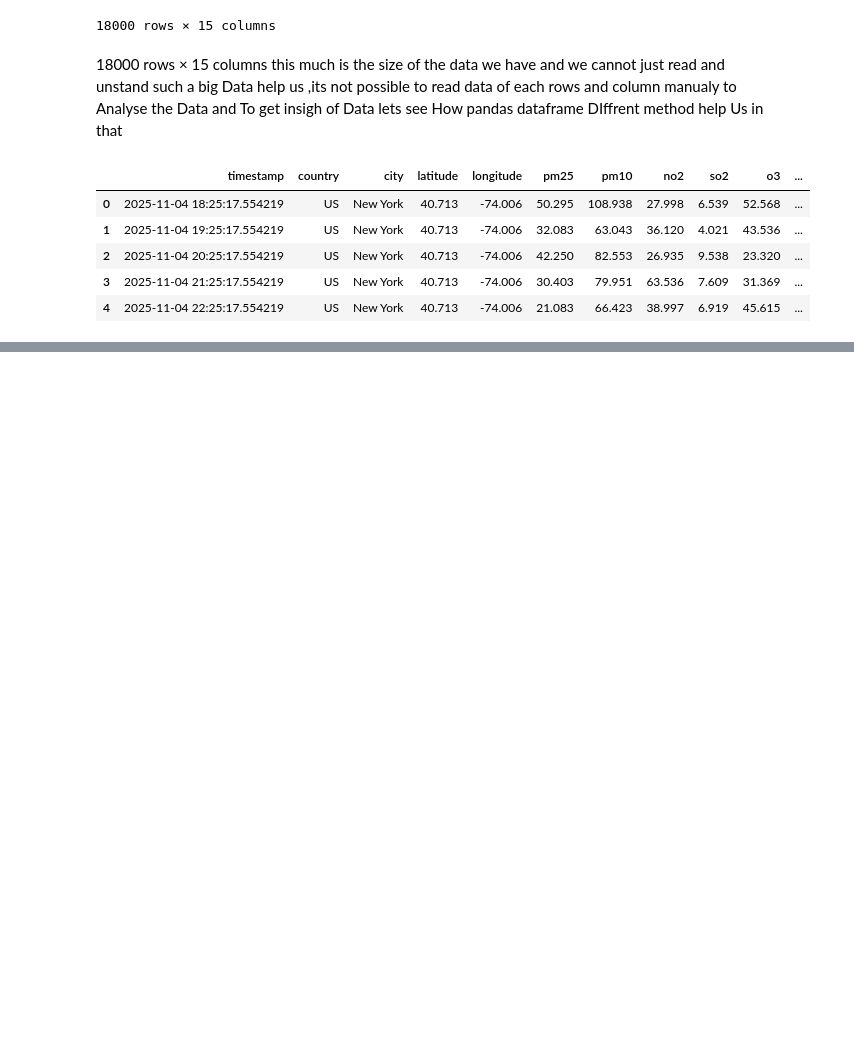
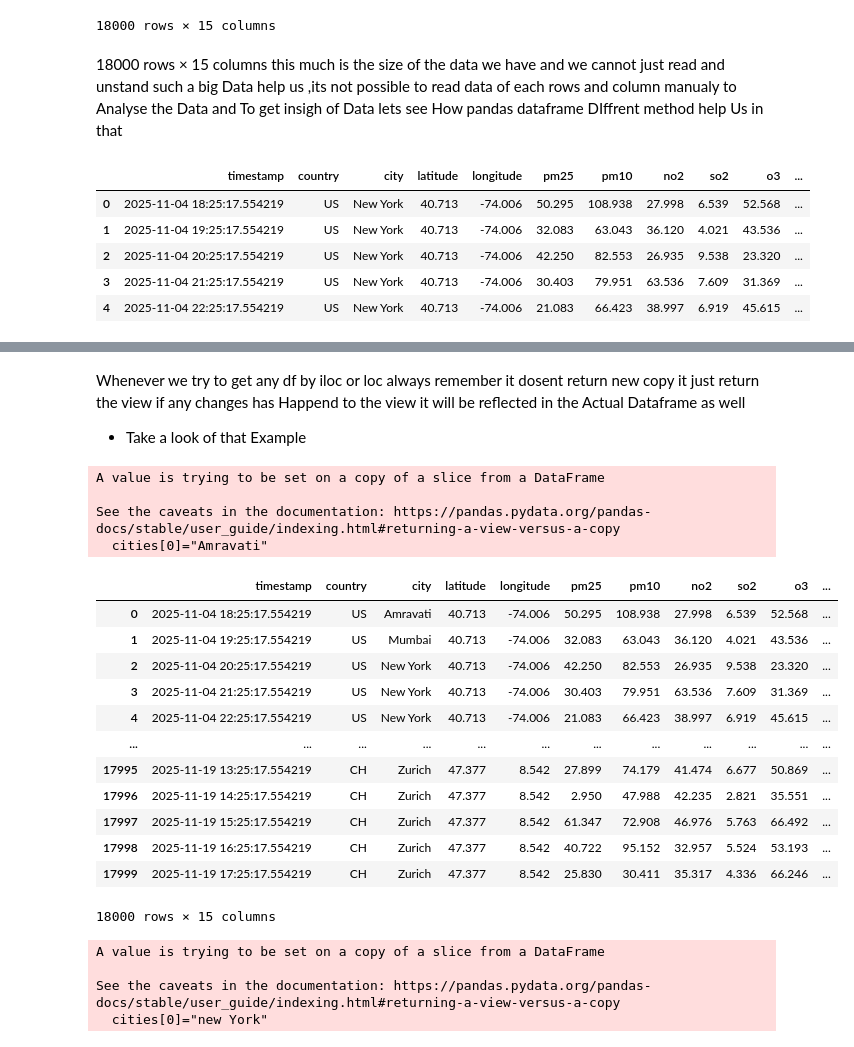
Before and after one commit to Ankitgujare/Ai-Ml-Payground, a Jupyter notebook: 02_Numpy_Pandas/StartingWithPandas/UseCSV&JSON/WorkingwithDataframe____03.ipynb, the cells around one changed output, grey strips where cells are left out. Saved outputs shown, nothing was run; the diff lists cells and outputs as text; code cells hidden in the pictures; blank space fills up the shorter version.

Commit message:
Day 9 Selection using iloc loc iat,at

```diff
--- a/02_Numpy_Pandas/StartingWithPandas/UseCSV&JSON/WorkingwithDataframe____03.ipynb
+++ b/02_Numpy_Pandas/StartingWithPandas/UseCSV&JSON/WorkingwithDataframe____03.ipynb
@@ -30,0 +138,27 @@ df.head()
+# %% [markdown]
+Whenever we try to get any df by iloc or loc always remember it dosent return new copy it just return the view if any changes has Happend to the view it will be reflected in the Actual Dataframe as well
+
+- Take a look of that Example
+# %%
+cities=df["city"]
+cities[0]="Amravati"
+df
+# What is Single scaler Value ?
+# %% [output]
+A value is trying to be set on a copy of a slice from a DataFrame
+
+See the caveats in the documentation: https://pandas.pydata.org/pandas-docs/stable/user_guide/indexing.html#returning-a-view-versus-a-copy
+  cities[0]="Amravati"
+|  | timestamp | country | city | latitude | longitude | pm25 | pm10 | no2 | so2 | o3 | ... |
+| 0 | 2025-11-04 18:25:17.554219 | US | Amravati | 40.713 | -74.006 | 50.295 | 108.938 | 27.998 | 6.539 | 52.568 | ... |
+| 1 | 2025-11-04 19:25:17.554219 | US | Mumbai | 40.713 | -74.006 | 32.083 | 63.043 | 36.120 | 4.021 | 43.536 | ... |
+| 2 | 2025-11-04 20:25:17.554219 | US | New York | 40.713 | -74.006 | 42.250 | 82.553 | 26.935 | 9.538 | 23.320 | ... |
+| 3 | 2025-11-04 21:25:17.554219 | US | New York | 40.713 | -74.006 | 30.403 | 79.951 | 63.536 | 7.609 | 31.369 | ... |
+| 4 | 2025-11-04 22:25:17.554219 | US | New York | 40.713 | -74.006 | 21.083 | 66.423 | 38.997 | 6.919 | 45.615 | ... |
+| ... | ... | ... | ... | ... | ... | ... | ... | ... | ... | ... | ... |
+| 17995 | 2025-11-19 13:25:17.554219 | CH | Zurich | 47.377 | 8.542 | 27.899 | 74.179 | 41.474 | 6.677 | 50.869 | ... |
+| 17996 | 2025-11-19 14:25:17.554219 | CH | Zurich | 47.377 | 8.542 | 2.950 | 47.988 | 42.235 | 2.821 | 35.551 | ... |
+| 17997 | 2025-11-19 15:25:17.554219 | CH | Zurich | 47.377 | 8.542 | 61.347 | 72.908 | 46.976 | 5.763 | 66.492 | ... |
+| 17998 | 2025-11-19 16:25:17.554219 | CH | Zurich | 47.377 | 8.542 | 40.722 | 95.152 | 32.957 | 5.524 | 53.193 | ... |
+| 17999 | 2025-11-19 17:25:17.554219 | CH | Zurich | 47.377 | 8.542 | 25.830 | 30.411 | 35.317 | 4.336 | 66.246 | ... |
+18000 rows × 15 columns
@@ -30,0 +168,8 @@ df.head()
+# %%
+#Set it back to new York
+cities[0]="new York"
+# %% [output]
+A value is trying to be set on a copy of a slice from a DataFrame
+
+See the caveats in the documentation: https://pandas.pydata.org/pandas-docs/stable/user_guide/indexing.html#returning-a-view-versus-a-copy
+  cities[0]="new York"
```
Also changed, not shown: parts of 18 cells of this notebook.
